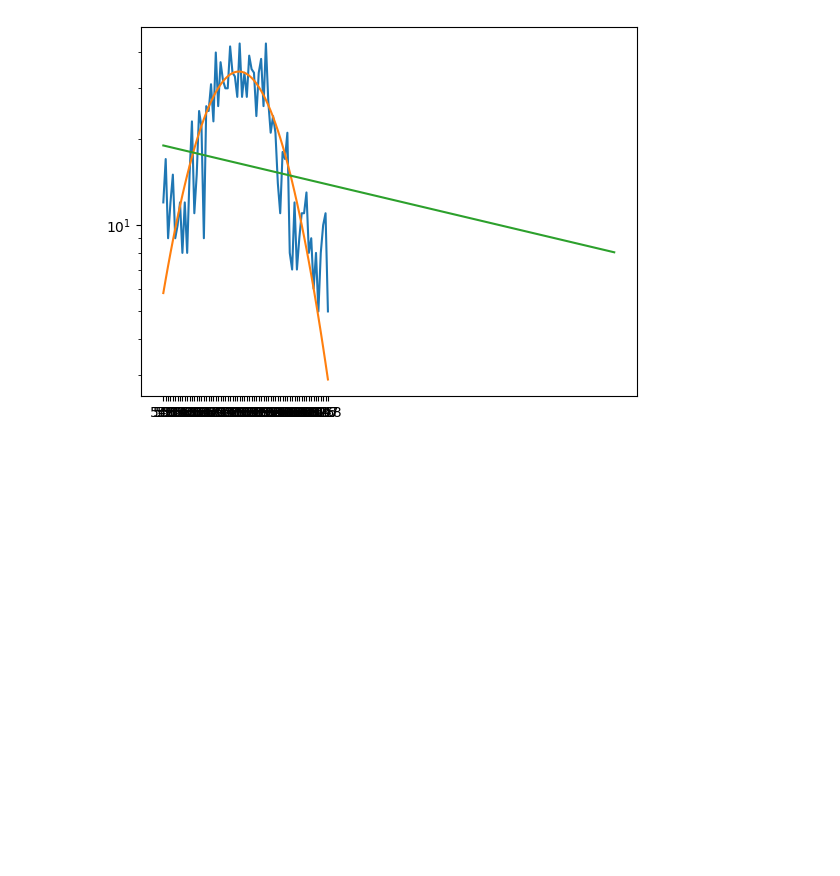
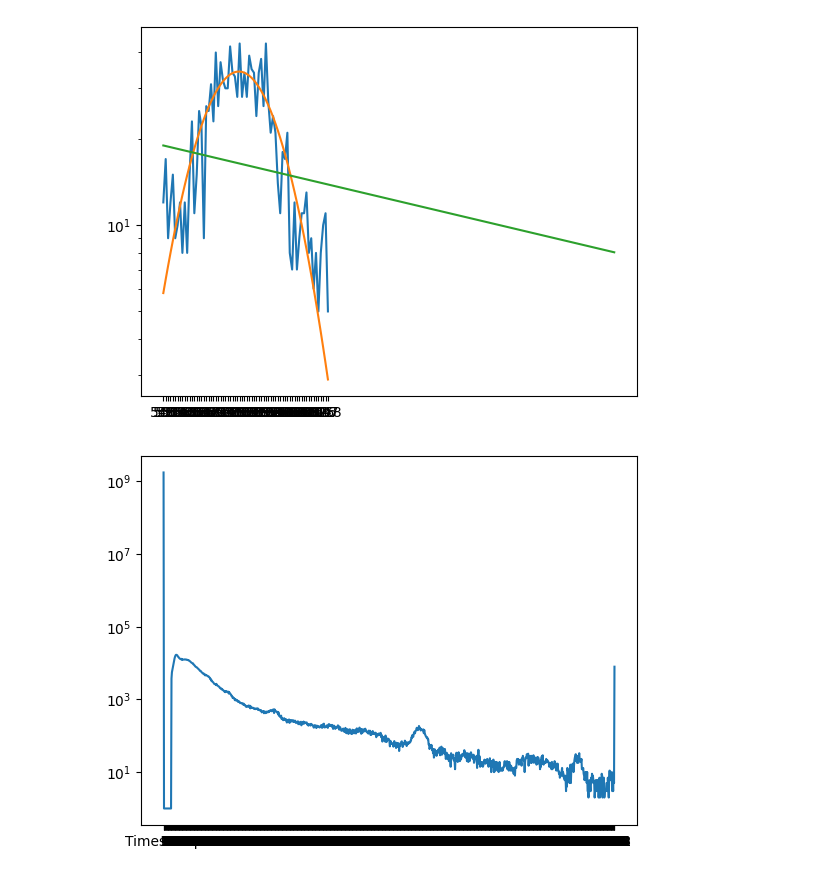
Before and after one commit to Gish-Sky/E11_LabWork, a Jupyter notebook: Spectroscopy Analysis.ipynb, the cells around one changed output. Saved outputs shown, nothing was run; the diff lists cells and outputs as text; code cells hidden in the pictures; blank space fills up the shorter version.

```diff
--- a/Spectroscopy Analysis.ipynb
+++ b/Spectroscopy Analysis.ipynb
@@ -419,3 +419,8 @@ print(f'number of counts for Cs137 = {definite_integral}')
 # %% [output]
 number of counts for Cs137 = -50.6624845788441
 [figure]
+# %%
+plt.plot(df_Evans)
+plt.yscale('log')
+# %% [output]
+[figure, added]
```
Also changed, not shown: parts of 1 cell of this notebook.
